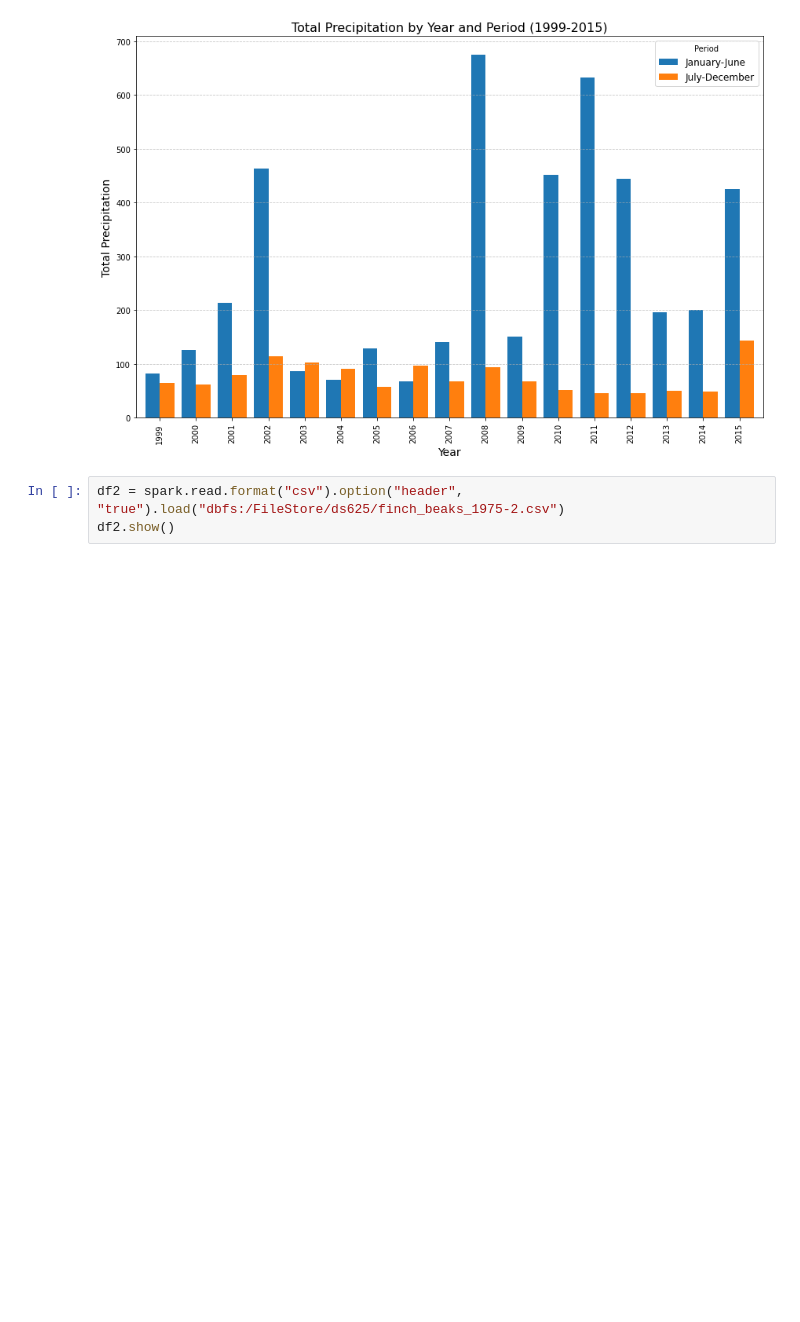
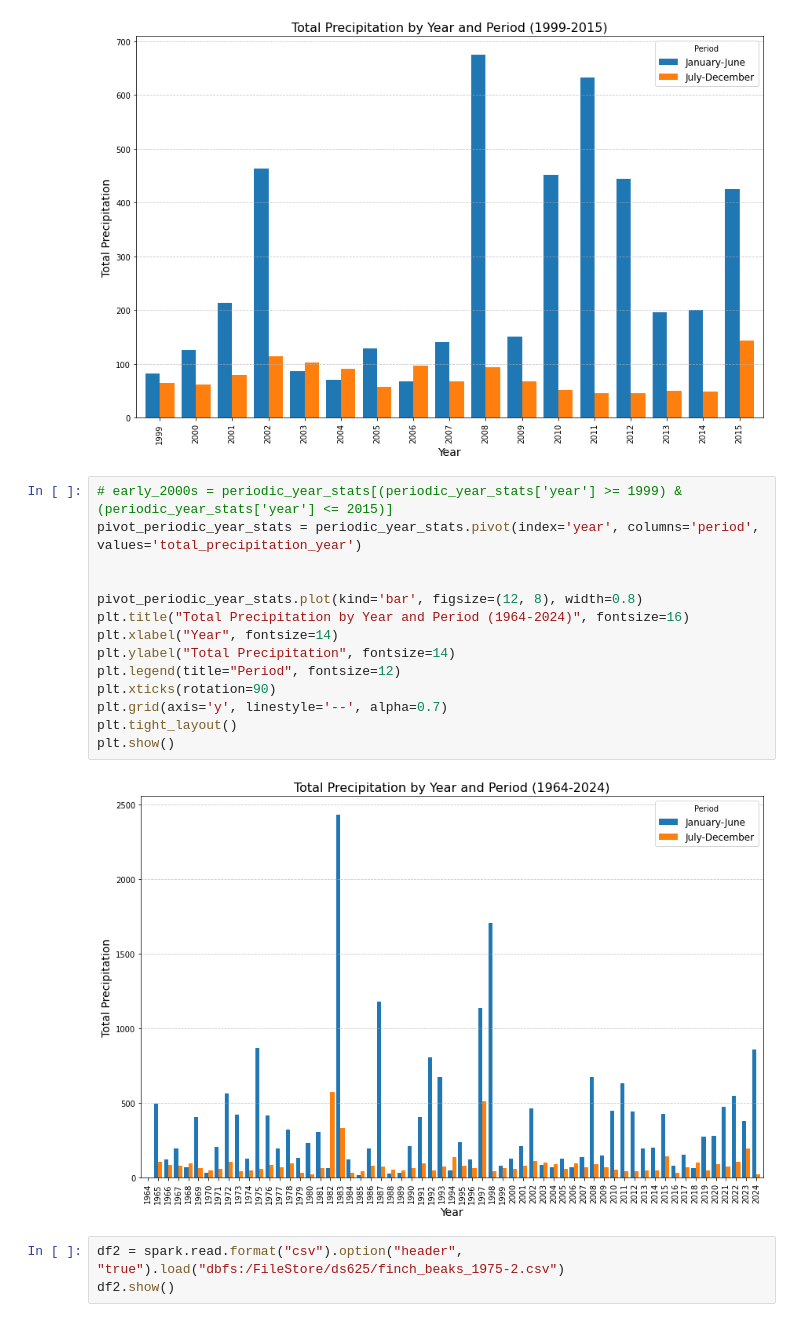
Before and after one commit to janmcconnellCityU/Fall_2024_DS625_Team_01, a Jupyter notebook: EDA/Ean/DarwinProject.ipynb, the cells around one changed output. Saved outputs shown, nothing was run; the diff lists cells and outputs as text; blank space fills up the shorter version.

```diff
--- a/EDA/Ean/DarwinProject.ipynb
+++ b/EDA/Ean/DarwinProject.ipynb
@@ -223,6 +223,22 @@ plt.tight_layout()
 plt.show()
 # %% [output]
 [figure]
+# %%
+# early_2000s = periodic_year_stats[(periodic_year_stats['year'] >= 1999) & (periodic_year_stats['year'] <= 2015)]
+pivot_periodic_year_stats = periodic_year_stats.pivot(index='year', columns='period', values='total_precipitation_year')
+
+
+pivot_periodic_year_stats.plot(kind='bar', figsize=(12, 8), width=0.8)
+plt.title("Total Precipitation by Year and Period (1964-2024)", fontsize=16)
+plt.xlabel("Year", fontsize=14)
+plt.ylabel("Total Precipitation", fontsize=14)
+plt.legend(title="Period", fontsize=12)
+plt.xticks(rotation=90)
+plt.grid(axis='y', linestyle='--', alpha=0.7)
+plt.tight_layout()
+plt.show()
+# %% [output]
+[figure, added]
 # %%
 df2 = spark.read.format("csv").option("header", "true").load("dbfs:/FileStore/ds625/finch_beaks_1975-2.csv")
 df2.show()
```
